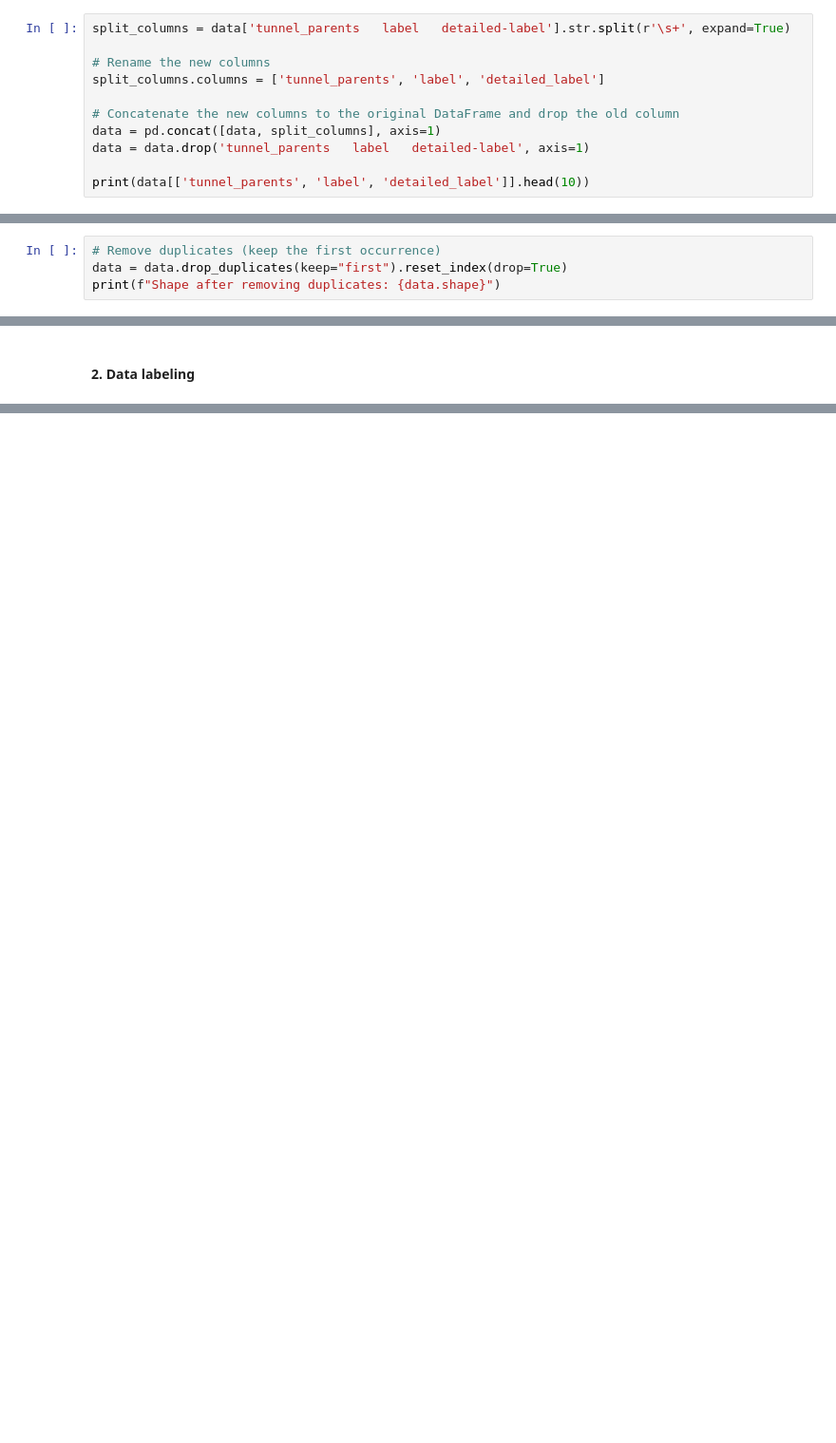
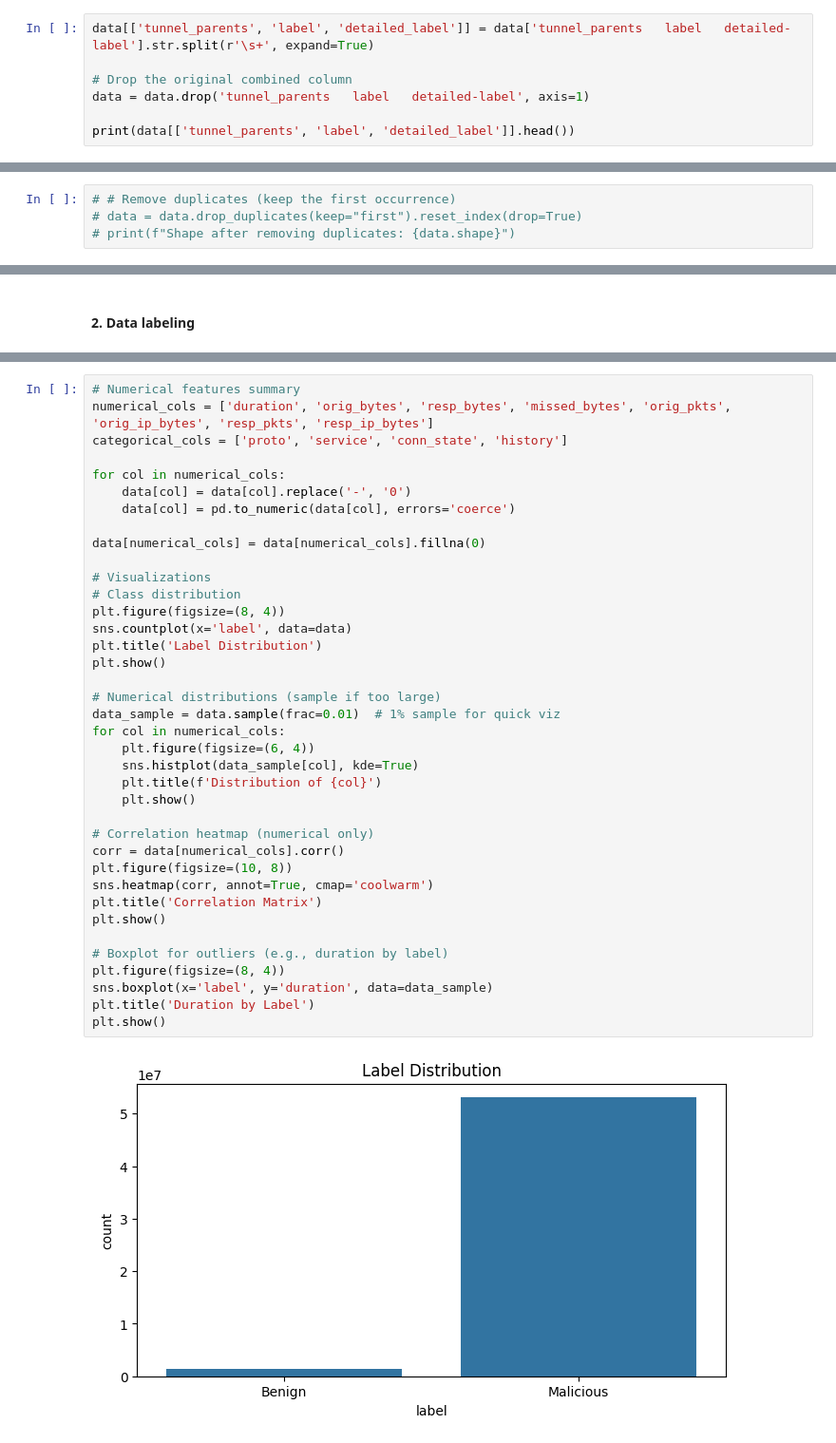
Before and after one commit to tvtrungg/IoT-23, a Jupyter notebook: projet.ipynb, the cells around one changed output, grey strips where cells are left out. Shown at 95% size. Saved outputs shown, nothing was run; the diff lists cells and outputs as text; blank space fills up the shorter version.

Commit message:
load data

```diff
--- a/projet.ipynb
+++ b/projet.ipynb
@@ -53,13 +51,9 @@ print(data['tunnel_parents   label   detailed-label'].head().to_list())
 # %%
-split_columns = data['tunnel_parents   label   detailed-label'].str.split(r'\s+', expand=True)
+data[['tunnel_parents', 'label', 'detailed_label']] = data['tunnel_parents   label   detailed-label'].str.split(r'\s+', expand=True)
 
-# Rename the new columns
-split_columns.columns = ['tunnel_parents', 'label', 'detailed_label']
-
-# Concatenate the new columns to the original DataFrame and drop the old column
-data = pd.concat([data, split_columns], axis=1)
+# Drop the original combined column
 data = data.drop('tunnel_parents   label   detailed-label', axis=1)
 
-print(data[['tunnel_parents', 'label', 'detailed_label']].head(10))
+print(data[['tunnel_parents', 'label', 'detailed_label']].head())
 # %% [output]
   tunnel_parents   label detailed_label
@@ -94,4 +83,4 @@ data.shape
 # %%
-# Remove duplicates (keep the first occurrence)
-data = data.drop_duplicates(keep="first").reset_index(drop=True)
-print(f"Shape after removing duplicates: {data.shape}")
+# # Remove duplicates (keep the first occurrence)
+# data = data.drop_duplicates(keep="first").reset_index(drop=True)
+# print(f"Shape after removing duplicates: {data.shape}")
@@ -166,0 +151,40 @@ Name: count, dtype: int64
+# %%
+# Numerical features summary
+numerical_cols = ['duration', 'orig_bytes', 'resp_bytes', 'missed_bytes', 'orig_pkts', 'orig_ip_bytes', 'resp_pkts', 'resp_ip_bytes']
+categorical_cols = ['proto', 'service', 'conn_state', 'history']
+
+for col in numerical_cols:
+    data[col] = data[col].replace('-', '0')
+    data[col] = pd.to_numeric(data[col], errors='coerce')
+
+data[numerical_cols] = data[numerical_cols].fillna(0)
+
+# Visualizations
+# Class distribution
+plt.figure(figsize=(8, 4))
+sns.countplot(x='label', data=data)
+plt.title('Label Distribution')
+plt.show()
+
+# Numerical distributions (sample if too large)
+data_sample = data.sample(frac=0.01)  # 1% sample for quick viz
+for col in numerical_cols:
+    plt.figure(figsize=(6, 4))
+    sns.histplot(data_sample[col], kde=True)
+    plt.title(f'Distribution of {col}')
+    plt.show()
+
+# Correlation heatmap (numerical only)
+corr = data[numerical_cols].corr()
+plt.figure(figsize=(10, 8))
+sns.heatmap(corr, annot=True, cmap='coolwarm')
+plt.title('Correlation Matrix')
+plt.show()
+
+# Boxplot for outliers (e.g., duration by label)
+plt.figure(figsize=(8, 4))
+sns.boxplot(x='label', y='duration', data=data_sample)
+plt.title('Duration by Label')
+plt.show()
+# %% [output]
+[figure, added]
```
Also changed, not shown: parts of 17 cells of this notebook, 2 other files.
